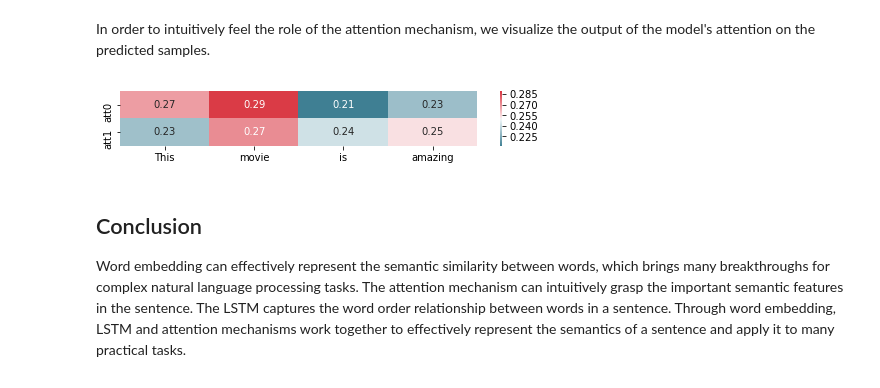
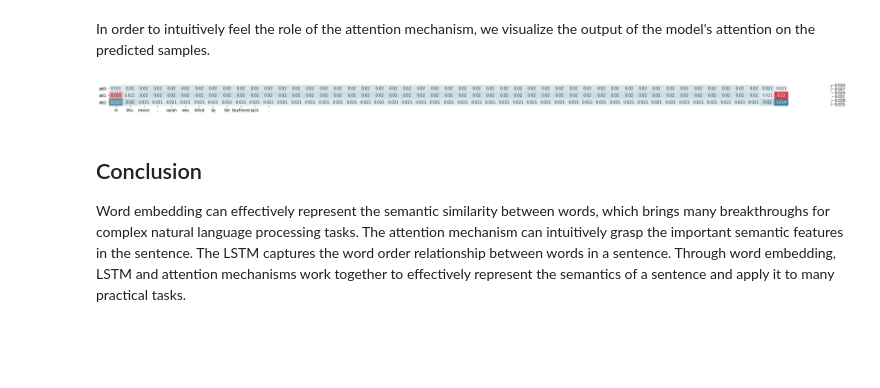
Before and after one commit to zhiming-xu/spoiler-detector, a Jupyter notebook: self_attentive_sentence_embedding.ipynb, the cells around one changed output. Saved outputs shown, nothing was run; the diff lists cells and outputs as text; code cells hidden in the pictures; blank space fills up the shorter version.

```diff
--- a/self_attentive_sentence_embedding.ipynb
+++ b/self_attentive_sentence_embedding.ipynb
@@ -455,7 +454,7 @@ def one_epoch(data_iter, model, loss, trainer, ctx, is_train, epoch,
                                            penal_coeff)
 
         # keep result for metric
-        batch_pred = (batch_pred>.3).asnumpy()
+        batch_pred = (batch_pred>.5).asnumpy()
         batch_true = np.reshape(batch_y.asnumpy(), (-1, ))
         total_pred.extend(batch_pred.tolist())
         total_true.extend(batch_true.tolist())
@@ -511,7 +510,7 @@ optim = 'adam'
 lr = 0.01
 penal_coeff = 0.01
 clip = .5
-nepochs = 5
+nepochs =
 
 trainer = gluon.Trainer(model.collect_params(), optim, {'learning_rate': lr})
 
@@ -563,0 +538,17 @@ print(att)
+# %%
+left = 'john is a former police, his daughter, sarah was killed in a car accident, which he \
+        did not think was purely accidental. with his investigation went deeper, he found \
+        that sarah\'s boyfriend, jack, was the one to blame.'
+right = 'in this movie, sarah was killed by her boyfriend jack.'
+left_token = vocab[tokenizer(left)]
+right_token = vocab[tokenizer(right)]
+right_token += [0] * (len(left_token) - len(right_token))
+# %%
+left_input = nd.array(left_token, ctx=ctx).reshape(1,-1)
+right_input = nd.array(right_token, ctx=ctx).reshape(1,-1)
+print(left_input, right_input)
+#print(model)
+pred, att_left, att_right = model(left_input, right_input)
+label = pred>.5
+print(label)
+print(att_left, att_right)
@@ -566,16 +575,16 @@ In order to intuitively feel the role of the attention mechanism, we visualize t
 # %%
 import matplotlib.pyplot as plt
 import seaborn as sns
 %matplotlib inline
 
-np.squeeze(att.asnumpy(), 0).shape
-plt.figure(figsize=(8,1))
+np.squeeze(att_left.asnumpy(), 0).shape
+plt.figure(figsize=(40,1))
 cmap = sns.diverging_palette(220, 10, as_cmap=True)
-sns.heatmap(np.squeeze(att.asnumpy(), 0), cmap=cmap, annot=True,
-            xticklabels=['This', 'movie', 'is', 'amazing'], yticklabels=['att0', 'att1'])
+sns.heatmap(np.squeeze(att_right.asnumpy(), 0), cmap=cmap, annot=True,
+            xticklabels=tokenizer(right), yticklabels=['att0', 'att1', 'att2'])
 plt.show()
 # %% [output]
-[figure, old version]
+[figure, new version]
 # %% [markdown]
 ## Conclusion
 Word embedding can effectively represent the semantic similarity between words, which brings many breakthroughs for complex natural language processing tasks. The attention mechanism can intuitively grasp the important semantic features in the sentence. The LSTM captures the word order relationship between words in a sentence. Through word embedding, LSTM and attention mechanisms work together to effectively represent the semantics of a sentence and apply it to many practical tasks.
```
Also changed, not shown: parts of 4 cells of this notebook.
